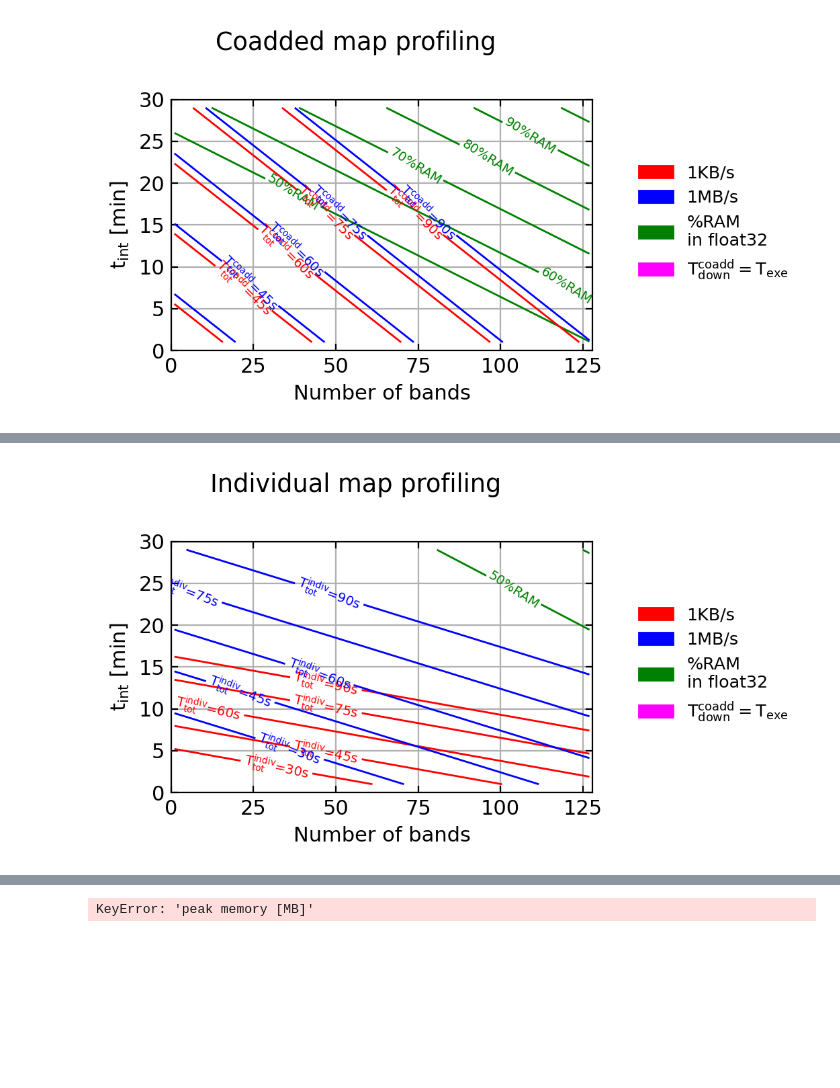
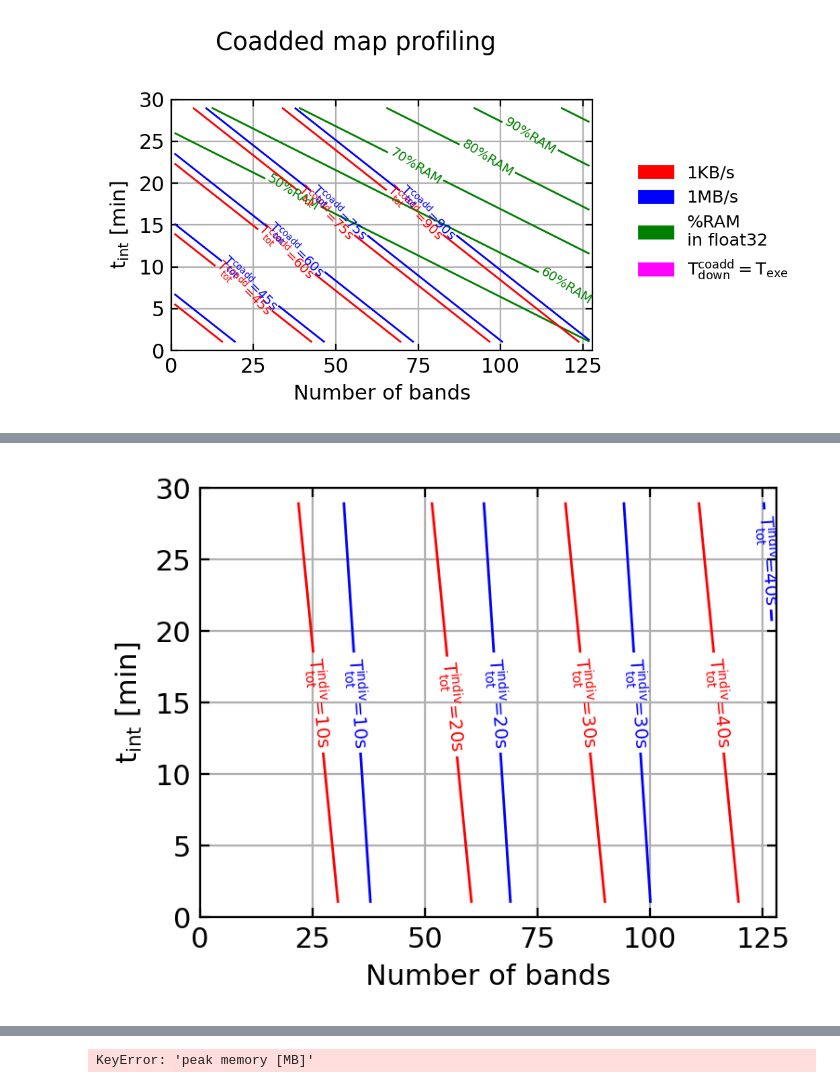
Before and after one commit to tim-balloon/TIM_analysis, a Jupyter notebook: namap/profiling.ipynb, the cells around one changed output, grey strips where cells are left out. Cells and saved outputs as stored; diff of their text form; code cells hidden in the pictures; blank space fills up the shorter version.

```diff
--- a/namap/profiling.ipynb
+++ b/namap/profiling.ipynb
@@ -435,7 +436,7 @@ for map_compression, marker in zip(('individual.fits.gz', 'individual.fits'), ('
     axb.plot(perfs[key][key2], perfs[key]['float64'][map_compression]['output size [MB]'], marker,mfc='none',mec='k', markersize=4)
     print(perfs[key]['float64'][map_compression]['output size [MB]'])
 
-    for precision, color in zip(('float64', 'float32'),('k','b','r')):
+    for precision, color in zip(('float64', 'float32', 'float16'),('k','b','magenta')):
         axm.plot(perfs[key][key2], perfs[key][precision][map_compression]['peak memory [MB]'], f'{marker}', mfc='none',mec=color,)
 
         a_coeffs = np.polyfit(perfs[key][key2], perfs[key][precision][map_compression]['peak memory [MB]'], 1)
@@ -467,6 +468,8 @@ for map_compression, marker in zip(('individual.fits.gz', 'individual.fits'), ('
 patchs = []
 patch = mpatches.Patch(color='b', label='float32'); patchs.append(patch);
 patch = mpatches.Patch(color='k', label='float64'); patchs.append(patch);
+patch = mpatches.Patch(color='magenta', label='float16'); patchs.append(patch);
+
 patch = mlines.Line2D([], [], linestyle='None',marker='o',    markerfacecolor='none',  markeredgecolor='k',  label='map.fits'); patchs.append(patch)
 patch = mlines.Line2D([], [], color='k', linestyle='None',marker='x',  label='map.fits.gz'); patchs.append(patch)
 axm.legend(handles=patchs)
@@ -507,7 +510,7 @@ axs[2,1].axis('off')
 axs[0,1].axis('off')
 
 key = 'profiling vs nb bands'
-key2 = "nb bands"
+key2 = "nb dets"
 
 def f_to_z(x): return x/(8 *1024)
 secax = axm.secondary_yaxis("right", functions=(f_to_z,f_to_z))
@@ -517,7 +520,7 @@ def f_to_z(x): return x/0.048828125
 secax = axb.secondary_yaxis("right", functions=(f_to_z,f_to_z))
 secax.set_ylabel(f'T download [s]\npessimist')
 
-for precision, color in zip(('float64', 'float32'),('k','b','r')):
+for precision, color in zip(('float64', 'float32', 'float16'),('k','b','r')):
     axm.plot(perfs[key][key2], perfs[key][precision]['peak memory [MB]'], f'.{color}', label= precision)
     axb.plot(perfs[key][key2], perfs[key][precision]['output size [MB]'], f'.{color}')
     axt.plot(perfs[key][key2], perfs[key][precision]['time [s]'], f'.{color}')
@@ -550,7 +553,8 @@ for precision, color in zip(('float64', 'float32'),('k','b','r')):
         x_fit = np.linspace(min(perfs[key][key2]), max(perfs[key][key2]), 200)
         y_lin = p_lin(x_fit)
         axT.plot(x_fit, y_lin, color='gray', linestyle='--', alpha=0.4)
-        axT.vlines(16, 0, Ttot.max(), color='r')
+        axT.vlines(16*51, 0, Ttot.max(), color='r')
+        axT.vlines(16*64, 0, Ttot.max(), color='r')
 
 
 patchs = []
@@ -593,7 +597,7 @@ ax.set_ylabel('$\\rm t_{int}$ [min]')
 
 #------------------------------
 key = 'profiling vs nb bands'
-key2 = "nb bands"
+key2 = "nb dets"
 precision='float32'
 peak_mem = np.asarray(perfs[key][precision]['peak memory [MB]'])
 coeffs = np.polyfit(perfs[key][key2], peak_mem, 1)
@@ -610,6 +614,7 @@ a_tint, b_tint = coeffs
 #------------------------------
 
 peak_mem_tot = (a_tint*T_grid+a_band*N_grid+b_tint+b_band)/(8*1024)
+
 '''
 im = ax.imshow(peak_mem_tot, cmap='binary')
 divider = make_axes_locatable(ax)
@@ -617,16 +622,18 @@ cax = divider.append_axes("right", size="5%", pad=0.05)
 cbar = fig.colorbar(im, cax=cax)
 cbar.set_label('Peak Memory [%]')
 '''
+
 levels = (0.5,0.6,0.7, 0.8, 0.9, 1)  # 6 contour levels
 CS = ax.contour(peak_mem_tot, levels=levels, colors='g', linewidths=1.0,linestyle = ':',
                 extent=[x.min(), x.max(), y.min(), y.max()])
 ax.clabel(CS, inline=True, fmt=lambda v: f"{v*100:.0f}%RAM", fontsize=7, colors='g')
 
+Ttot_list = []
 for telemetry, colort, label in zip((0.048828125, 1), ('r','b'), ('1KB/s','1MB/s')):
 
     #------------------------------
     key = 'profiling vs nb bands'
-    key2 = "nb bands"
+    key2 = "nb dets"
     precision='float32'
 
     telemetry_time = np.asarray(perfs[key][precision]['output size [MB]']) / telemetry
@@ -643,6 +650,7 @@ for telemetry, colort, label in zip((0.048828125, 1), ('r','b'), ('1KB/s','1MB/s
     a_tint, b_tint = coeffs
 
     Ttot = (a_tint*T_grid+a_band*N_grid+b_tint+b_band) / 60
+    Ttot_list.append(Ttot)
 
     '''
     im = ax.imshow(Ttot)
@@ -651,64 +659,29 @@ for telemetry, colort, label in zip((0.048828125, 1), ('r','b'), ('1KB/s','1MB/s
     cbar = fig.colorbar(im, cax=cax)
     cbar.set_label('$\\rm T_{tot}$ [min]')
     '''
+
     # --- Add constant Ttot lines
-    levels = np.asarray((30,45,60,75,90))/60  # 6 contour levels
+    levels = np.asarray((10,20,30,40))/60  # 6 contour levels
     CS = ax.contour(Ttot, levels=levels, colors=colort, linewidths=1.0,
                     extent=[x.min(), x.max(), y.min(), y.max()])
     ax.clabel(CS, inline=True, fmt=lambda v: "$\\rm T^{indiv}_{tot}$="+f"{v*60:.0f}s", fontsize=7, colors=colort)
     patch = mpatches.Patch(color=colort, label=label); patchs.append(patch);
     #------------------------------
 
-    #------------------------------
 
-    key = 'profiling vs nb bands'
-    key2 = "nb bands"
-    precision='float32'
+diff = np.diff(Ttot_list, axis=0)[0]
+norm = cm.colors.Normalize(vmax=1.1, vmin=0)
+cmap = cm.PRGn
+cset1 = ax.contourf(diff, levels=[0,np.abs(diff.max())], norm=norm,linewidths=1.0,linestyle = 'solid', cmap=cmap.resampled(2 - 1), alpha=0.0)
+cset2 = ax.contour(diff, cset1.levels, colors='gray')
+paths = cset2.collections[0].get_paths()
+paths = cset2.collections[0].get_paths()
 
-    telemetry_time = np.asarray(perfs[key][precision]['output size [MB]']) / telemetry
-    coeffs = np.polyfit(perfs[key][key2], telemetry_time, 1)
-    a_band_telemetry, b_band_telemetry = coeffs
+coords = cset2.collections[0].get_paths()[0].vertices
 
-    key = 'profiling vs tod time'
-    key2 = "t_int"
-    map_compression = 'individual.fits.gz'
-    telemetry_time = np.asarray(perfs[key][precision][map_compression]['output size [MB]']) / telemetry
-    coeffs = np.polyfit(perfs[key][key2], telemetry_time, 1)
-    a_tint_telemetry, b_tint_telemetry = coeffs
+# Compute the difference field
+cst_time_colors = cm.rainbow(np.linspace(0,1,len(levels)))
 
-    #------------------------------
-
-    #------------------------------
-    key = 'profiling vs nb bands'
-    key2 = "nb bands"
-    precision='float32'
-
-    execution_time = np.asarray(perfs[key][precision]['time [s]'])
-    coeffs = np.polyfit(perfs[key][key2], execution_time, 1)
-    a_band_execution, b_band_execution = coeffs
-
-    key = 'profiling vs tod time'
-    key2 = "t_int"
-    map_compression = 'individual.fits.gz'
-    execution_time =  np.asarray(perfs[key][precision][map_compression]['time [s]'])
-    coeffs = np.polyfit(perfs[key][key2], execution_time, 1)
-    a_tint_execution, b_tint_execution = coeffs
-
-    # Compute y where execution_time_tot = telemetry_time_tot
-    delta_a_tint = a_tint_execution - a_tint_telemetry
-    delta_a_band = a_band_execution - a_band_telemetry
-    delta_b_tint = b_tint_execution - b_tint_telemetry
-    delta_b_band = b_band_execution - b_band_telemetry
-
-    y_boundary = -(delta_a_band * x + delta_b_tint + delta_b_band) / delta_a_tint
-    ax.plot(x, y_boundary, 'magenta',  label='execution = telemetry')
-    #------------------------------
-
-fig.suptitle('Individual map profiling')
 
 fig.tight_layout()
-patch = mpatches.Patch(color='g', label='%RAM\nin float32'); patchs.append(patch);
-patch = mpatches.Patch(color='magenta', label='$\\rm T^{coadd}_{down}=T_{exe}$'); patchs.append(patch);
-
-ax.legend(handles=patchs, bbox_to_anchor = (1.5,0.8))
 # %% [output]
@@ -716 +689 @@ ax.legend(handles=patchs, bbox_to_anchor = (1.5,0.8))
-[figure, old version]
+[figure, new version]
```
Also changed, not shown: parts of 7 cells of this notebook, 5 other files.
